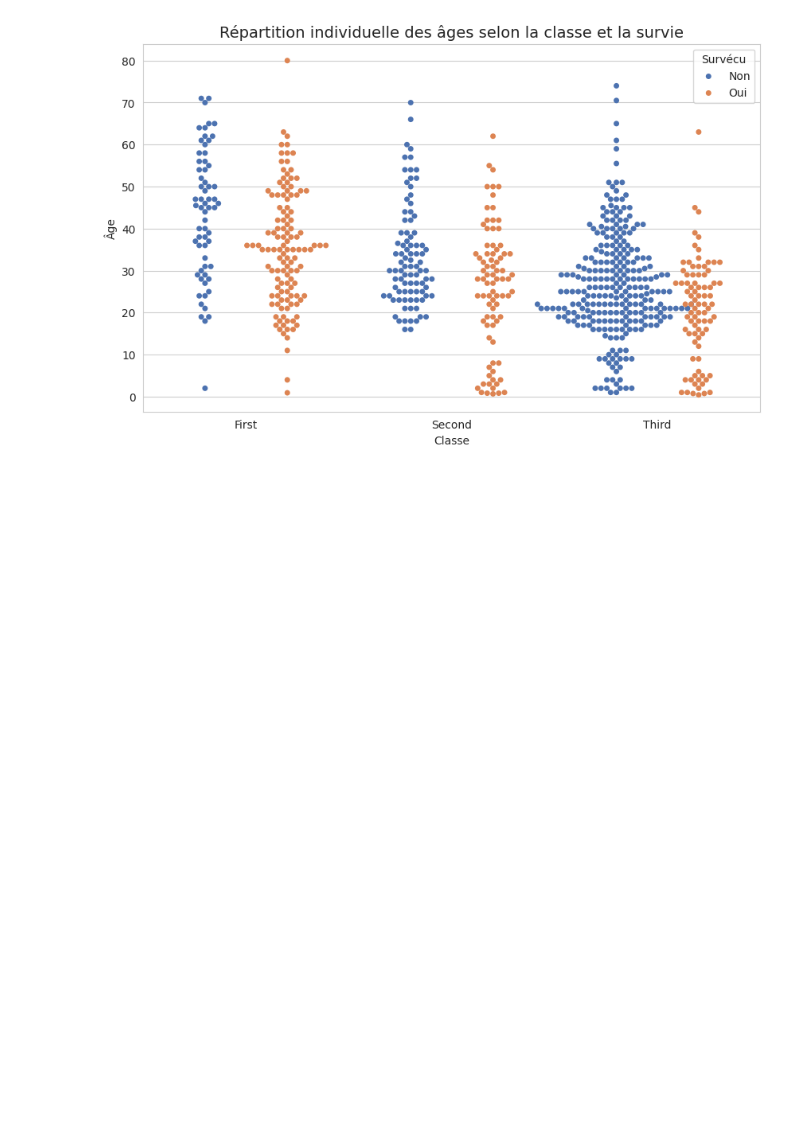
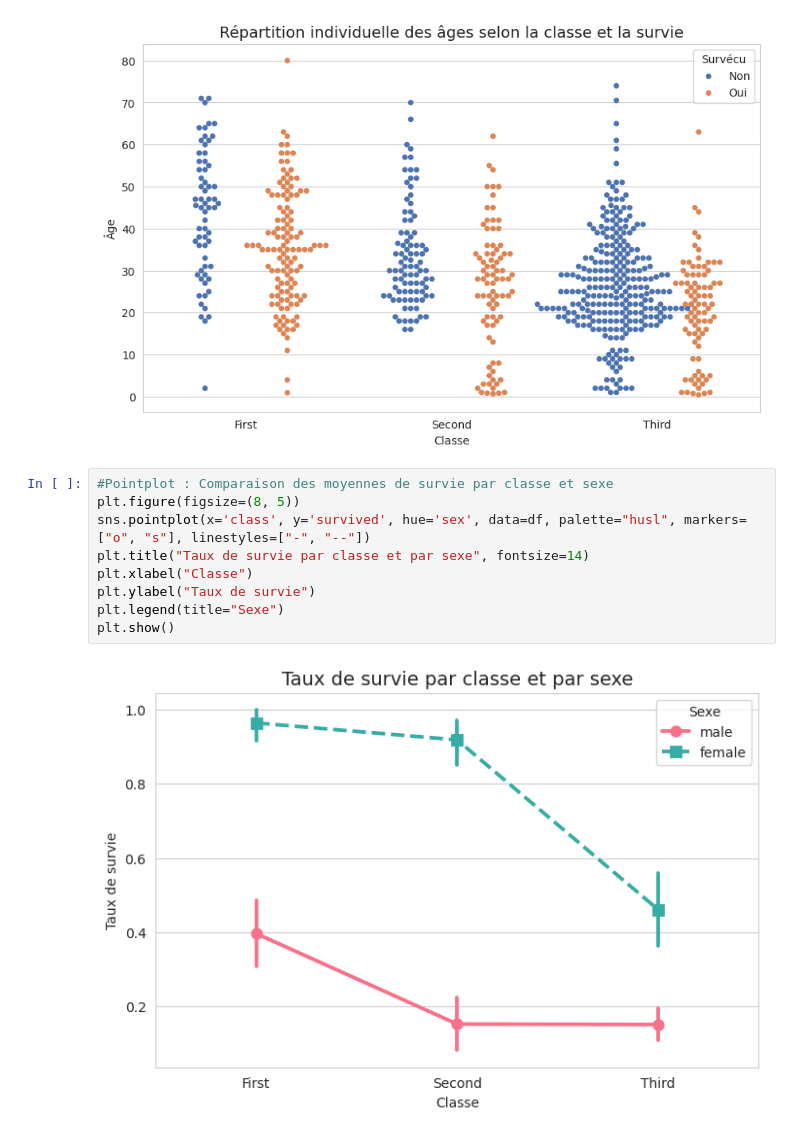
Before and after one commit to Badu1230/Badu1230, a Jupyter notebook: Titanic_Seaborn.ipynb, the cells around one changed output. Drawn from its saved outputs; the diff is of its cells as text; blank space fills up the shorter version.

```diff
--- a/Titanic_Seaborn.ipynb
+++ b/Titanic_Seaborn.ipynb
@@ -101,3 +101,14 @@ plt.legend(title="Survécu", labels=["Non", "Oui"])
 plt.show()
 # %% [output]
 [figure]
+# %%
+#Pointplot : Comparaison des moyennes de survie par classe et sexe
+plt.figure(figsize=(8, 5))
+sns.pointplot(x='class', y='survived', hue='sex', data=df, palette="husl", markers=["o", "s"], linestyles=["-", "--"])
+plt.title("Taux de survie par classe et par sexe", fontsize=14)
+plt.xlabel("Classe")
+plt.ylabel("Taux de survie")
+plt.legend(title="Sexe")
+plt.show()
+# %% [output]
+[figure, added]
```
